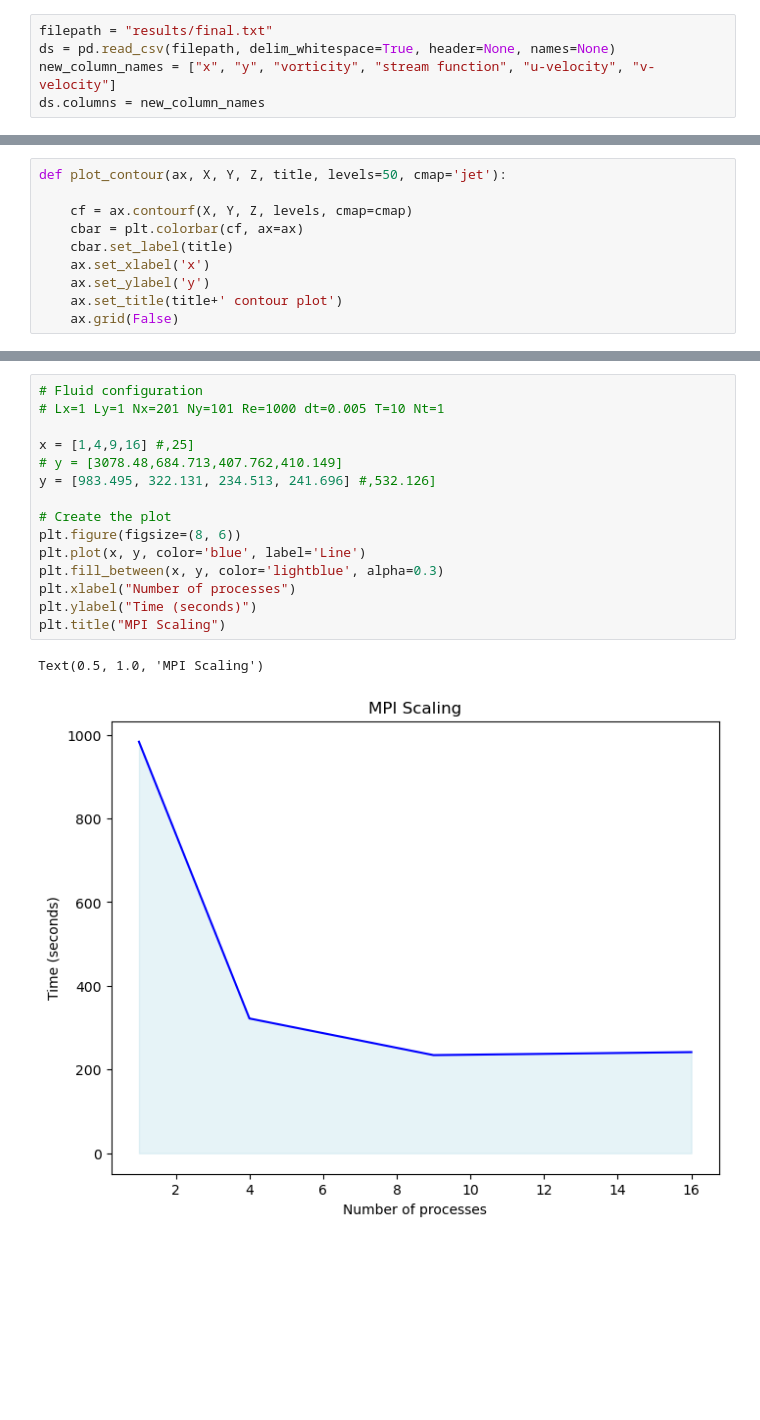
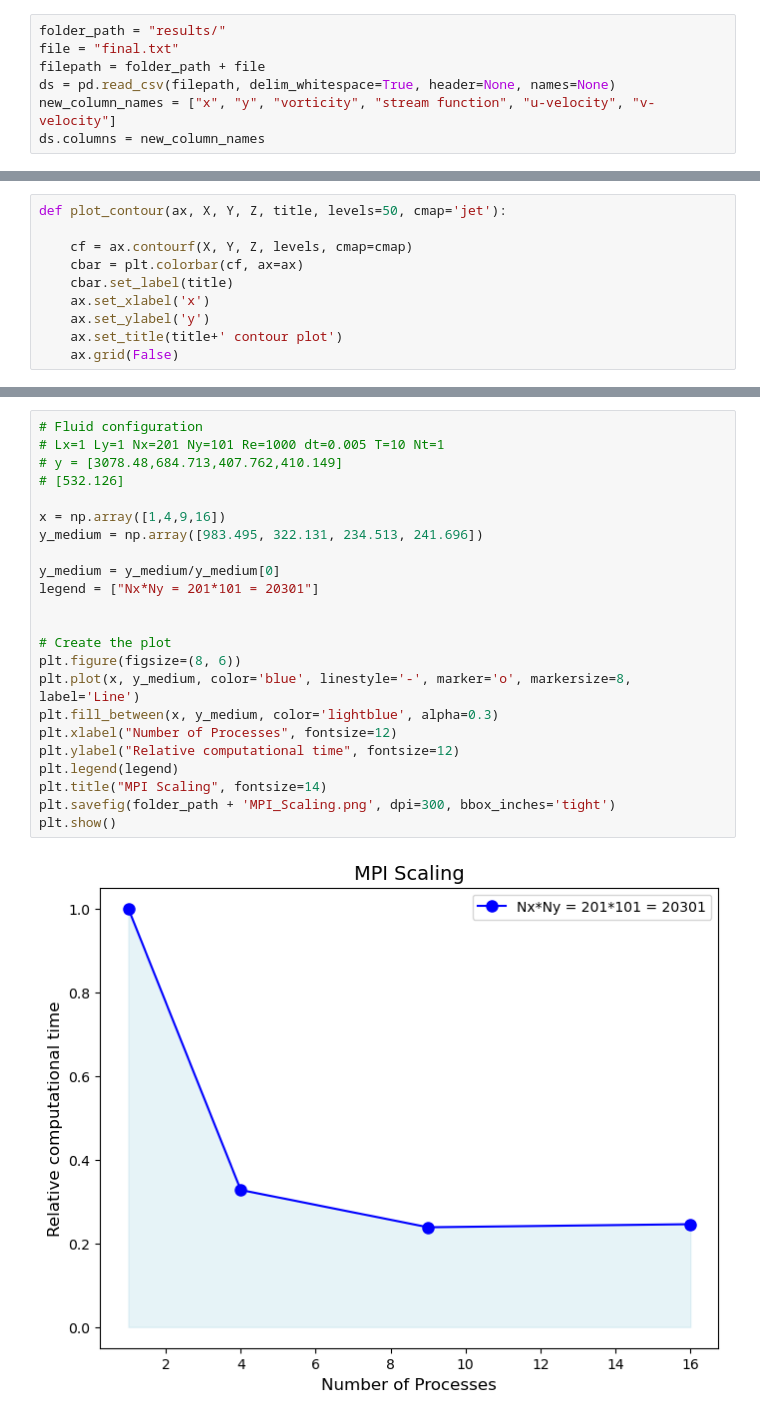
Before and after one commit to CyrusLiu20/HPC-Fluid-Solver, a Jupyter notebook: FlowVisualisation.ipynb, the cells around one changed output, grey strips where cells are left out. Drawn from its saved outputs; the diff is of its cells as text; blank space fills up the shorter version.

```diff
--- a/FlowVisualisation.ipynb
+++ b/FlowVisualisation.ipynb
@@ -3,7 +3,9 @@ import numpy as np
 import pandas as pd
 import matplotlib.pyplot as plt
 # %%
-filepath = "results/final.txt"
+folder_path = "results/"
+file = "final.txt"
+filepath = folder_path + file
 ds = pd.read_csv(filepath, delim_whitespace=True, header=None, names=None)
 new_column_names = ["x", "y", "vorticity", "stream function", "u-velocity", "v-velocity"]
 ds.columns = new_column_names
@@ -47,18 +50,25 @@ plt.show()
 # %%
 # Fluid configuration
 # Lx=1 Ly=1 Nx=201 Ny=101 Re=1000 dt=0.005 T=10 Nt=1
+# y = [3078.48,684.713,407.762,410.149]
+# [532.126]
 
-x = [1,4,9,16] #,25]
-# y = [3078.48,684.713,407.762,410.149]
-y = [983.495, 322.131, 234.513, 241.696] #,532.126]
+x = np.array([1,4,9,16])
+y_medium = np.array([983.495, 322.131, 234.513, 241.696])
+
+y_medium = y_medium/y_medium[0]
+legend = ["Nx*Ny = 201*101 = 20301"]
+
 
 # Create the plot
 plt.figure(figsize=(8, 6))
-plt.plot(x, y, color='blue', label='Line')
-plt.fill_between(x, y, color='lightblue', alpha=0.3)
-plt.xlabel("Number of processes")
-plt.ylabel("Time (seconds)")
-plt.title("MPI Scaling")
+plt.plot(x, y_medium, color='blue', linestyle='-', marker='o', markersize=8, label='Line')
+plt.fill_between(x, y_medium, color='lightblue', alpha=0.3)
+plt.xlabel("Number of Processes", fontsize=12)
+plt.ylabel("Relative computational time", fontsize=12)
+plt.legend(legend)
+plt.title("MPI Scaling", fontsize=14)
+plt.savefig(folder_path + 'MPI_Scaling.png', dpi=300, bbox_inches='tight')
+plt.show()
 # %% [output]
-Text(0.5, 1.0, 'MPI Scaling')
-[figure, old version]
+[figure, new version]
```
Also changed, not shown: parts of 1 cell of this notebook, 5 other files.
